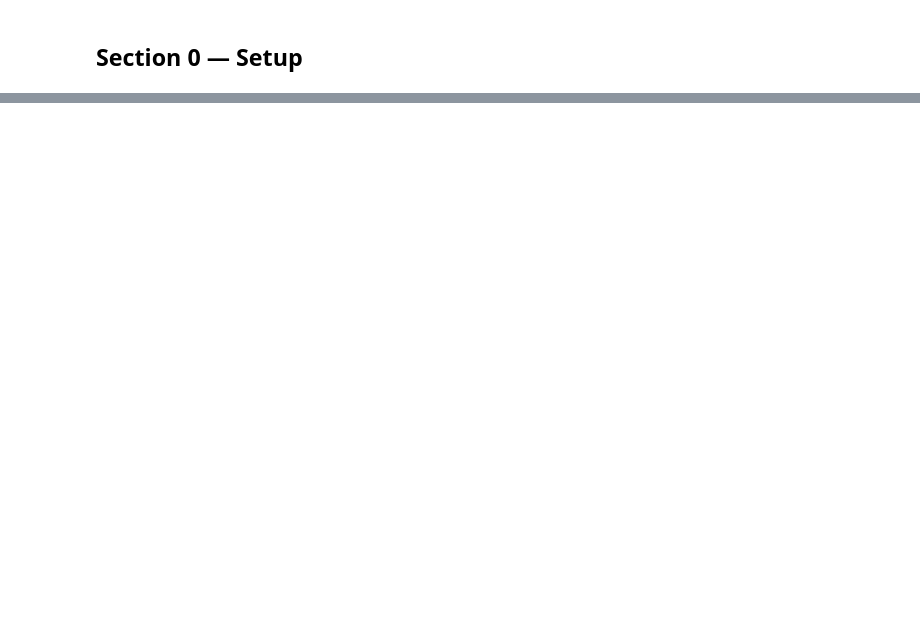
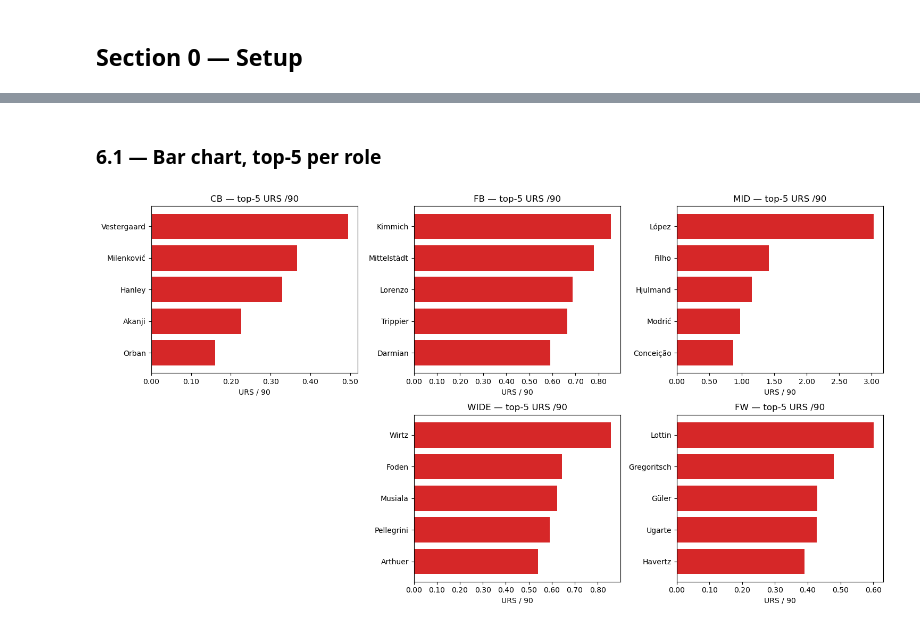
Before and after one commit to ArMat-Analytics/Contextual-Football-Scouting, a Jupyter notebook: Off_Ball_Movement/notebooks/H3-Off_Ball_Movement.ipynb, the cells around one changed output, grey strips where cells are left out. Saved outputs shown, nothing was run; the diff lists cells and outputs as text; code cells hidden in the pictures; blank space fills up the shorter version.

```diff
--- a/Off_Ball_Movement/notebooks/H3-Off_Ball_Movement.ipynb
+++ b/Off_Ball_Movement/notebooks/H3-Off_Ball_Movement.ipynb
@@ -1020,0 +444,17 @@ Series([], )
+# %%
+urs = pd.read_csv('../data/player_urs_aggregated.csv')
+elig = urs.dropna(subset=['urs_per90'])
+print(f"Players in URS table  : {len(urs)}")
+print(f"Players ≥135 min      : {len(elig)}")
+print(f"Mean URS /90          : {elig['urs_per90'].mean():.4f}")
+print(f"Mean Potential /90    : {elig['off_ball_potential_per90'].mean():.4f}")
+print(f"Mean Capitalisation   : {elig['capitalization_rate'].mean():.1%}")
+print(f"Max  URS /90          : {elig['urs_per90'].max():.4f}  "
+      f"({elig.loc[elig['urs_per90'].idxmax(), 'player']})")
+
+top20 = elig.nlargest(20, 'urs_per90')[
+    ['player', 'team', 'macro_role', 'minutes_played',
+     'urs_per90', 'off_ball_potential_per90', 'latency_rate', 'capitalization_rate']]
+top20.columns = ['Player', 'Team', 'Role', 'Min',
+                 'URS /90', 'Potential /90', 'Latency', 'Cap.']
+top20
@@ -1020,0 +497,9 @@ Series([], )
+# %%
+ROLE_ORDER = ['CB', 'FB', 'MID', 'CAM', 'WIDE', 'FW']
+for role in ROLE_ORDER:
+    sub = elig[elig['macro_role'] == role].nlargest(10, 'urs_per90')
+    if sub.empty: continue
+    print(f"\n  {role}  ({len(sub)} players shown)")
+    display(sub[['player', 'team', 'minutes_played',
+                 'urs_per90', 'off_ball_potential_per90',
+                 'latency_rate']].reset_index(drop=True))
@@ -1020,0 +566,19 @@ Series([], )
+# %% [markdown]
+### 6.1 — Bar chart, top-5 per role
+# %%
+import matplotlib.ticker as mticker
+fig, axes = plt.subplots(2, 3, figsize=(15, 8))
+axes = axes.flatten()
+for i, role in enumerate(ROLE_ORDER):
+    ax = axes[i]
+    sub = elig[elig['macro_role'] == role].nlargest(5, 'urs_per90')
+    if sub.empty:
+        ax.set_visible(False); continue
+    ax.barh(sub['player'].str.split().str[-1][::-1],
+            sub['urs_per90'][::-1], color='#d62728')
+    ax.set_title(f'{role} — top-5 URS /90')
+    ax.set_xlabel('URS / 90')
+    ax.xaxis.set_major_formatter(mticker.FormatStrFormatter('%.2f'))
+plt.tight_layout(); plt.show()
+# %% [output]
+[figure, added]
```
Also changed, not shown: parts of 80 cells of this notebook, 14 other files.
